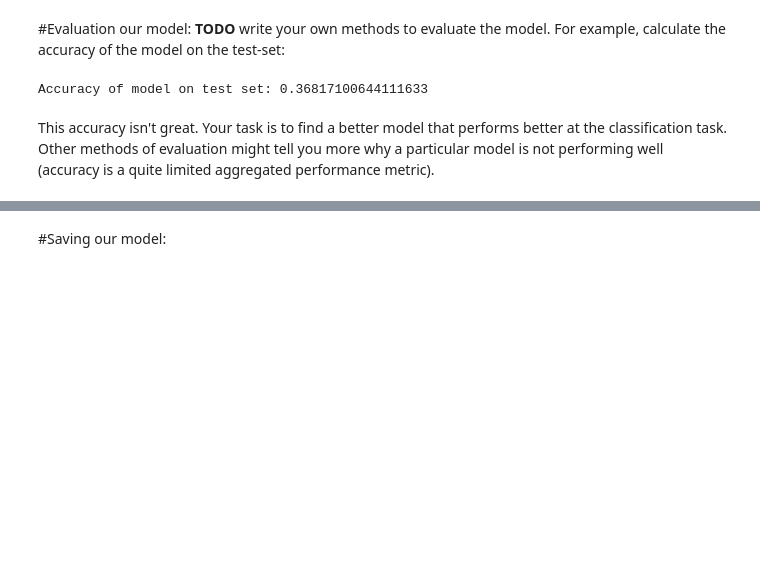
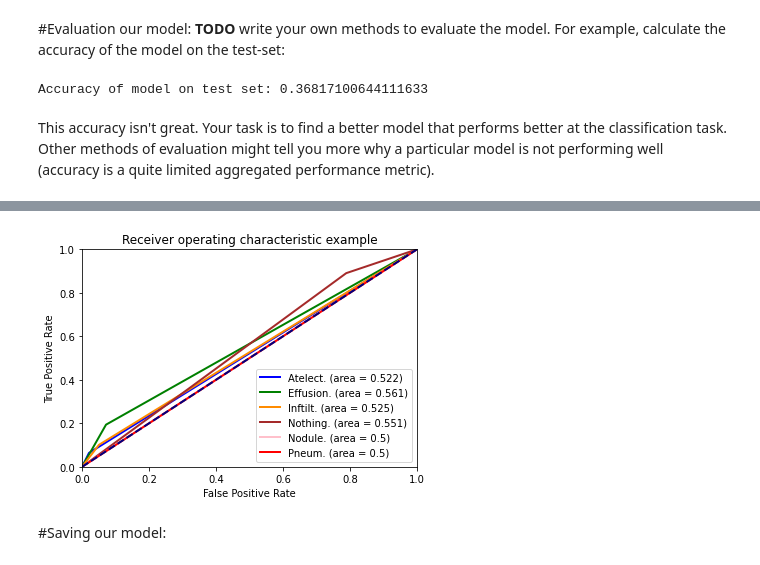
Before and after one commit to AdminMas7er/JBG040-DC1-Group-14, a Jupyter notebook: Data_Challenge_1_Group_14.ipynb, the cells around one changed output, grey strips where cells are left out. Drawn from its saved outputs; the diff is of its cells as text; code cells hidden in the pictures; blank space fills up the shorter version.

Commit message:
I have added basic evaluation methods for the model

```diff
--- a/Data_Challenge_1_Group_14.ipynb
+++ b/Data_Challenge_1_Group_14.ipynb
@@ -394,0 +397,4 @@ This accuracy isn't great. Your task is to find a better model that performs bet
+# %%
+for k, label in enumerate(unique_labels):
+  ind = list(train_y).index(label)
+  print(f'{class_labels[train_y[ind]]}, {label}')
@@ -394,0 +443,6 @@ This accuracy isn't great. Your task is to find a better model that performs bet
+# %%
+def one_hot_encode(labels):
+    encoded_labels = []
+    for k in range(len(labels)):
+        encoded_labels.append([1 if labels[k] == i else 0 for i in range(6)])
+    return torch.tensor(encoded_labels).to(device)
@@ -395,3 +484,34 @@ This accuracy isn't great. Your task is to find a better model that performs bet
+# %%
+from sklearn.metrics import accuracy_score, precision_score, recall_score, f1_score, roc_auc_score, roc_curve, auc
+
+# https://scikit-learn.org/stable/auto_examples/model_selection/plot_roc.html#sphx-glr-auto-examples-model-selection-plot-roc-py
+# Compute ROC curve and ROC area for each class
+fpr = dict()
+tpr = dict()
+roc_auc = dict()
+for i in range(6):
+    fpr[i], tpr[i], _ = roc_curve(y_true_encoded[:, i].cpu(), y_preds_encoded[:, i].cpu())
+    roc_auc[i] = np.round( auc(fpr[i], tpr[i]), 3)
+
+
+plt.figure()
+plt.plot(fpr[0], tpr[0], color='blue', lw=2, label= f'Atelect. (area = {roc_auc[0]})')
+plt.plot(fpr[1], tpr[1], color='green', lw=2, label= f'Effusion. (area = {roc_auc[1]})')
+plt.plot(fpr[2], tpr[2], color="darkorange", lw=2, label= f"Inftilt. (area = {roc_auc[2]})")
+plt.plot(fpr[3], tpr[3], color='brown', lw=2, label= f'Nothing. (area = {roc_auc[3]})')
+plt.plot(fpr[4], tpr[4], color='pink', lw=2, label= f'Nodule. (area = {roc_auc[4]})')
+plt.plot(fpr[5], tpr[5], color='red', lw=2, label= f'Pneum. (area = {roc_auc[5]})')
+
+plt.plot([0, 1], [0, 1], color="navy", lw=2, linestyle="--")
+plt.xlim([0.0, 1.0])
+plt.ylim([0.0, 1.0])
+plt.xlabel("False Positive Rate")
+plt.ylabel("True Positive Rate")
+plt.title("Receiver operating characteristic example")
+plt.legend(loc="lower right")
+plt.show();
+# %% [output]
+[figure, added]
 # %% [markdown]
 #Saving our model:
 # %%
```
Also changed, not shown: parts of 5 cells of this notebook.
